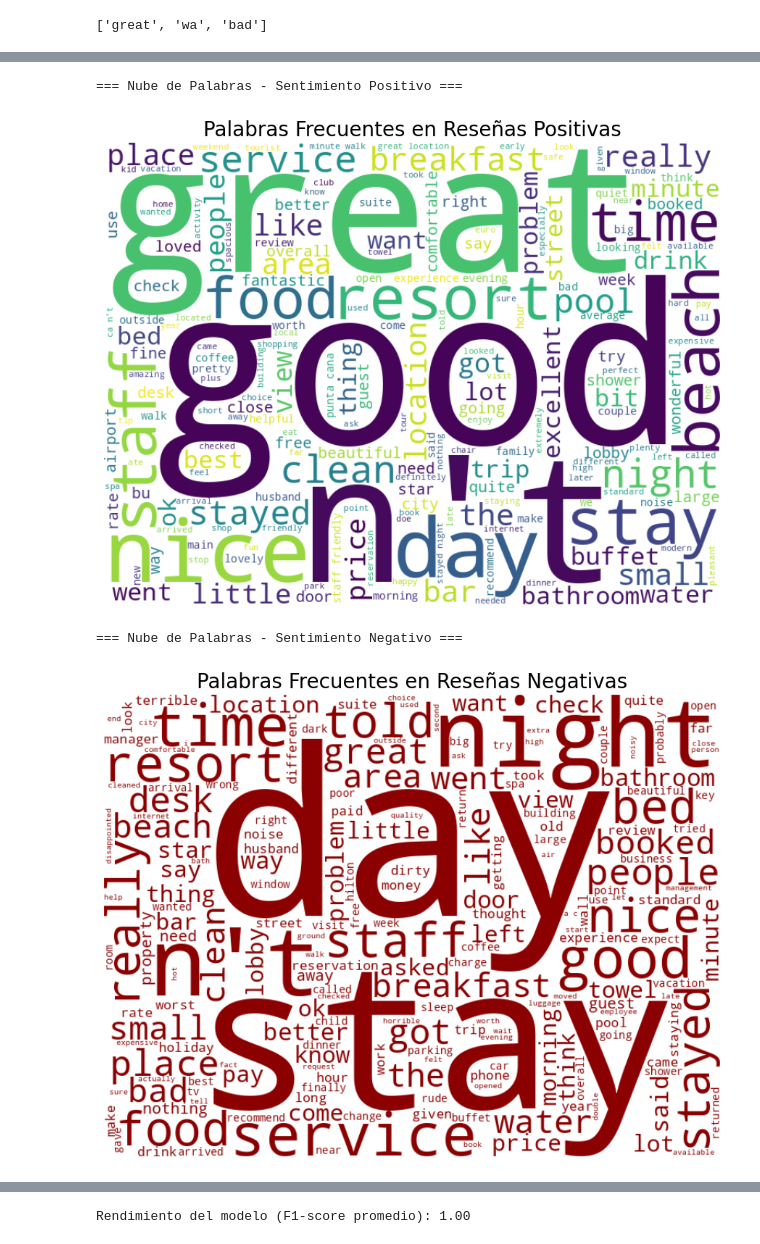
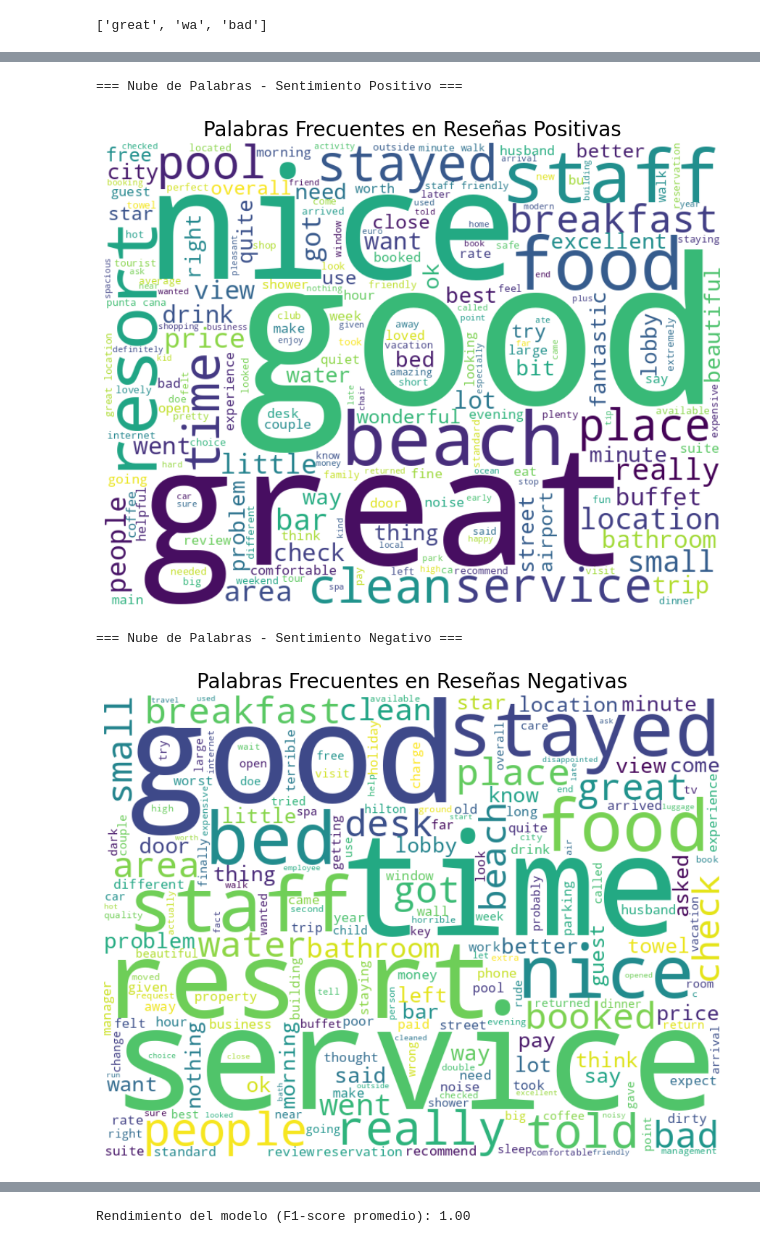
Before and after one commit to jeliaslm/Entropy, a Jupyter notebook: nuevo.ipynb, the cells around one changed output, grey strips where cells are left out. Drawn from its saved outputs; the diff is of its cells as text; code cells hidden in the pictures.

```diff
--- a/nuevo.ipynb
+++ b/nuevo.ipynb
@@ -96,5 +137,8 @@ plt.show()
 # %%
 def preprocess_text(text, custom_stopwords=None):
+
+    text = expand_contractions(text)
+
     # Convertir a minúsculas
     text = text.lower()
 
@@ -115,8 +159,28 @@ def preprocess_text(text, custom_stopwords=None):
     tokens = [token for token in tokens if token not in stop_words]
 
     return tokens
+# %%
+def preprocess_text_keep_stopwords(text, custom_stopwords=None):
+    # Paso 1: Expandir contracciones
+    text = expand_contractions(text)
+
+    # Convertir a minúsculas
+    text = text.lower()
+
+    # Tokenización
+    tokens = word_tokenize(text)
+
+    # Eliminar puntuación
+    tokens = [token for token in tokens if token not in string.punctuation]
+
+    # Lematización
+    lemmatizer = WordNetLemmatizer()
+    tokens = [lemmatizer.lemmatize(token) for token in tokens]
+
+    # ⚠️ No eliminamos stopwords en esta versión
+    return tokens
 # %%
-custom_stopwords = ["hotel", "room","restaurant","floor","reception"]
+custom_stopwords = ["hotel", "room","restaurant","floor","reception","day", "stay","night"]
 # %%
 test_review = "The hotel room and restaurant were great but the reception was bad."
 
@@ -128,3 +192,7 @@ print(tokens)
 # Aplicar preprocesamiento a ambos conjuntos
 df_train['tokens'] = df_train['Review'].apply(preprocess_text, custom_stopwords=custom_stopwords)
 df_test['tokens'] = df_test['Review'].apply(preprocess_text, custom_stopwords=custom_stopwords)
+# %%
+# Aplicar preprocesamiento sin eliminar stopwords
+df_train['tokens_no_stopwords'] = df_train['Review'].apply(preprocess_text_keep_stopwords, custom_stopwords=custom_stopwords)
+# df_test['tokens_no_stopwords'] = df_test['Review'].apply(preprocess_text_keep_stopwords, custom_stopwords=custom_stopwords)
@@ -152,37 +359,38 @@ import matplotlib.pyplot as plt
 text_positive = ' '.join(df_train[df_train['Sentiment'] == 'positive']['tokens'].sum())
 text_negative = ' '.join(df_train[df_train['Sentiment'] == 'negative']['tokens'].sum())
 
 # Función para generar nube de palabras ---
 def generate_wordcloud(text, title=None, color_func=None):
     wordcloud = WordCloud(
         width=800,
         height=600,
         background_color='white',
-        stopwords=set(),  # Ya eliminamos stopwords antes
+        #stopwords=set(),
         max_words=200,
         color_func=color_func,
         colormap='viridis'
     ).generate(text)
 
     plt.figure(figsize=(10, 7))
     plt.imshow(wordcloud, interpolation='bilinear')
     plt.axis("off")
     if title:
         plt.title(title, fontsize=20)
     plt.tight_layout()
     plt.show()
 
 # Generar y mostrar las nubes ---
 print("=== Nube de Palabras - Sentimiento Positivo ===")
 generate_wordcloud(text_positive, title="Palabras Frecuentes en Reseñas Positivas")
 
 print("=== Nube de Palabras - Sentimiento Negativo ===")
-generate_wordcloud(text_negative, title="Palabras Frecuentes en Reseñas Negativas", color_func=lambda *args, **kwargs: "darkred")
+# generate_wordcloud(text_negative, title="Palabras Frecuentes en Reseñas Negativas", color_func=lambda *args, **kwargs: "darkred")
+generate_wordcloud(text_negative, title="Palabras Frecuentes en Reseñas Negativas")
 # %% [output]
 === Nube de Palabras - Sentimiento Positivo ===
-[figure, old version]
+[figure, new version]
 === Nube de Palabras - Sentimiento Negativo ===
-[figure, old version]
+[figure, new version]
 # %%
 # Conteo de apariciones por palabra y clase ---
 word_counts_positive = defaultdict(int)
```
Also changed, not shown: parts of 24 cells of this notebook.
